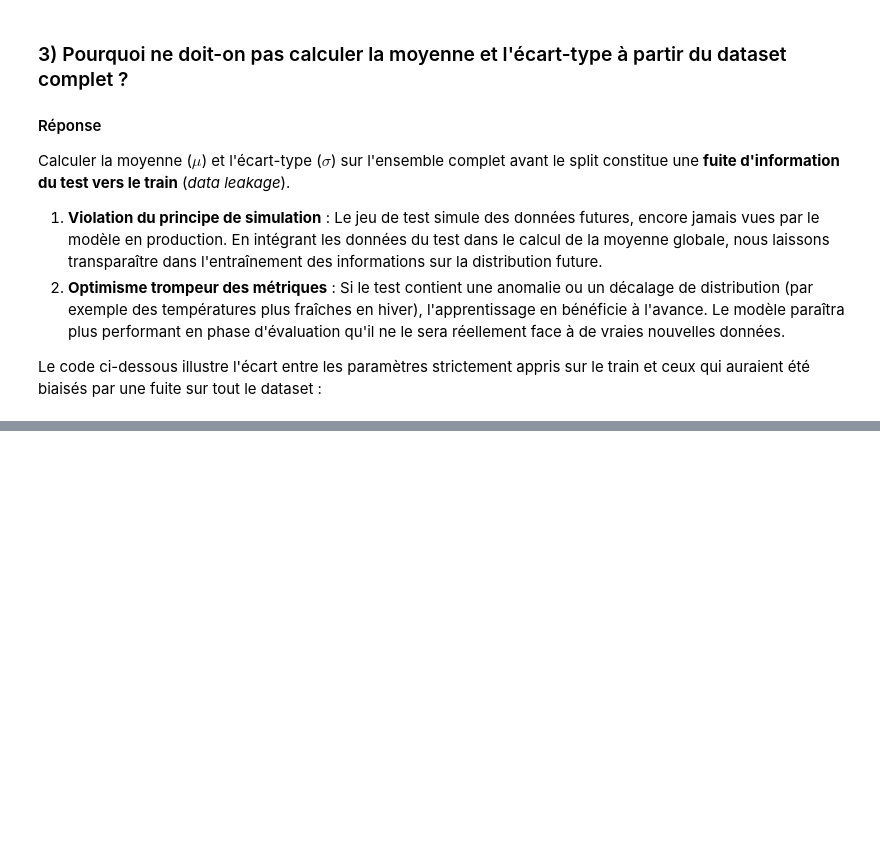
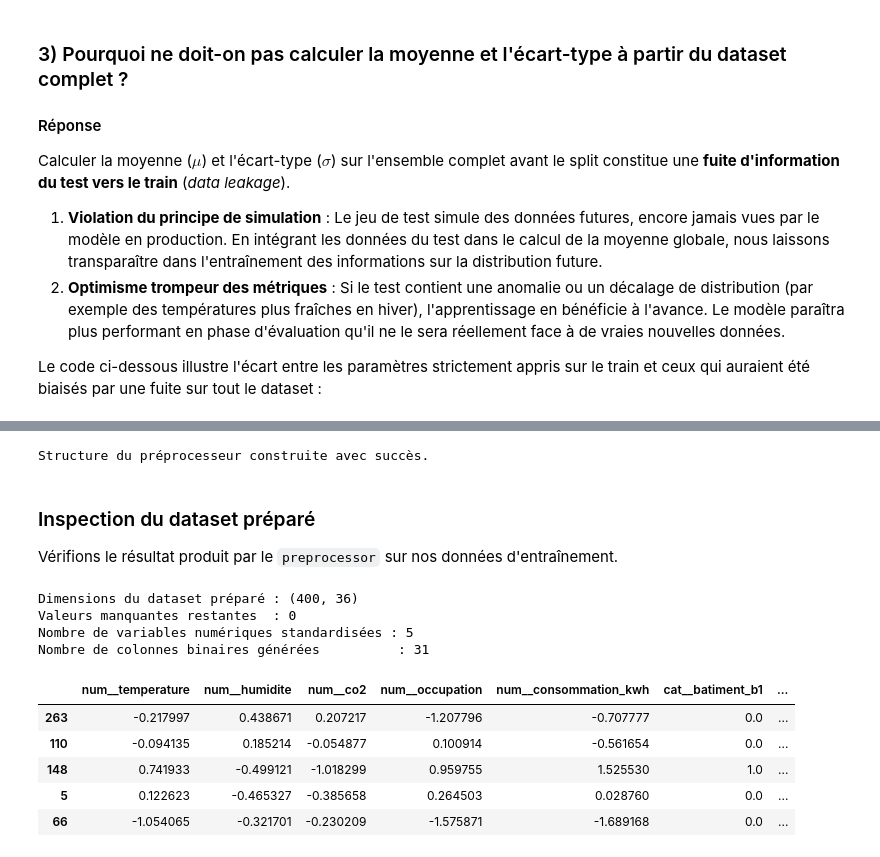
Before and after one commit to Abdouaziz2/atelier-prepa-donnees-tab, a Jupyter notebook: notebook/atelier-prepa-donnees-tab.ipynb, the cells around one changed output, grey strips where cells are left out. Saved outputs shown, nothing was run; the diff lists cells and outputs as text; code cells hidden in the pictures; blank space fills up the shorter version.

Commit message:
Parti 6:Pipeline de preprocessing

```diff
--- a/notebook/atelier-prepa-donnees-tab.ipynb
+++ b/notebook/atelier-prepa-donnees-tab.ipynb
@@ -1642,0 +1668,63 @@ display(comparaison_fuite.round(2))
+# %%
+from sklearn.pipeline import Pipeline
+from sklearn.compose import ColumnTransformer
+from sklearn.impute import SimpleImputer
+from sklearn.preprocessing import StandardScaler, OneHotEncoder
+
+# 1) Définition des groupes de variables
+variables_numeriques = ['temperature', 'humidite', 'co2', 'occupation', 'consommation_kwh']
+variables_categorielles = ['batiment', 'type_batiment', 'zone', 'mode_climatisation', 'etat_systeme', 'jour_semaine']
+
+# 2) Sous-pipeline pour les variables numériques
+pipeline_num = Pipeline([
+    ('imputer_median', SimpleImputer(strategy='median')),
+    ('scaler', StandardScaler())
+])
+
+# 3) Sous-pipeline pour les variables catégorielles
+pipeline_cat = Pipeline([
+    ('imputer_mode', SimpleImputer(strategy='most_frequent')),
+    ('encoder_ohe', OneHotEncoder(handle_unknown='ignore', sparse_output=False))
+])
+
+# 4) Assemblage des deux branches via ColumnTransformer
+preprocessor = ColumnTransformer(transformers=[
+    ('num', pipeline_num, variables_numeriques),
+    ('cat', pipeline_cat, variables_categorielles)
+])
+
+print("Structure du préprocesseur construite avec succès.")
+# %% [output]
+Structure du préprocesseur construite avec succès.
+# %% [markdown]
+### Inspection du dataset préparé
+
+Vérifions le résultat produit par le `preprocessor` sur nos données d'entraînement.
+# %%
+# Application du preprocessor sur X_train pour contrôler la sortie
+X_train_prepare = preprocessor.fit_transform(X_train)
+noms_colonnes_prep = preprocessor.get_feature_names_out()
+
+df_train_prepare = pd.DataFrame(
+    X_train_prepare,
+    columns=noms_colonnes_prep,
+    index=X_train.index
+)
+
+print(f"Dimensions du dataset préparé : {df_train_prepare.shape}")
+print(f"Valeurs manquantes restantes  : {df_train_prepare.isna().sum().sum()}")
+print(f"Nombre de variables numériques standardisées : {len(variables_numeriques)}")
+print(f"Nombre de colonnes binaires générées          : {len(noms_colonnes_prep) - len(variables_numeriques)}")
+
+display(df_train_prepare.head())
+# %% [output]
+Dimensions du dataset préparé : (400, 36)
+Valeurs manquantes restantes  : 0
+Nombre de variables numériques standardisées : 5
+Nombre de colonnes binaires générées          : 31
+|  | num__temperature | num__humidite | num__co2 | num__occupation | num__consommation_kwh | cat__batiment_b1 | ... |
+| 263 | -0.217997 | 0.438671 | 0.207217 | -1.207796 | -0.707777 | 0.0 | ... |
+| 110 | -0.094135 | 0.185214 | -0.054877 | 0.100914 | -0.561654 | 0.0 | ... |
+| 148 | 0.741933 | -0.499121 | -1.018299 | 0.959755 | 1.525530 | 1.0 | ... |
+| 5 | 0.122623 | -0.465327 | -0.385658 | 0.264503 | 0.028760 | 0.0 | ... |
+| 66 | -1.054065 | -0.321701 | -0.230209 | -1.575871 | -1.689168 | 0.0 | ... |
```
Also changed, not shown: parts of 4 cells of this notebook.
